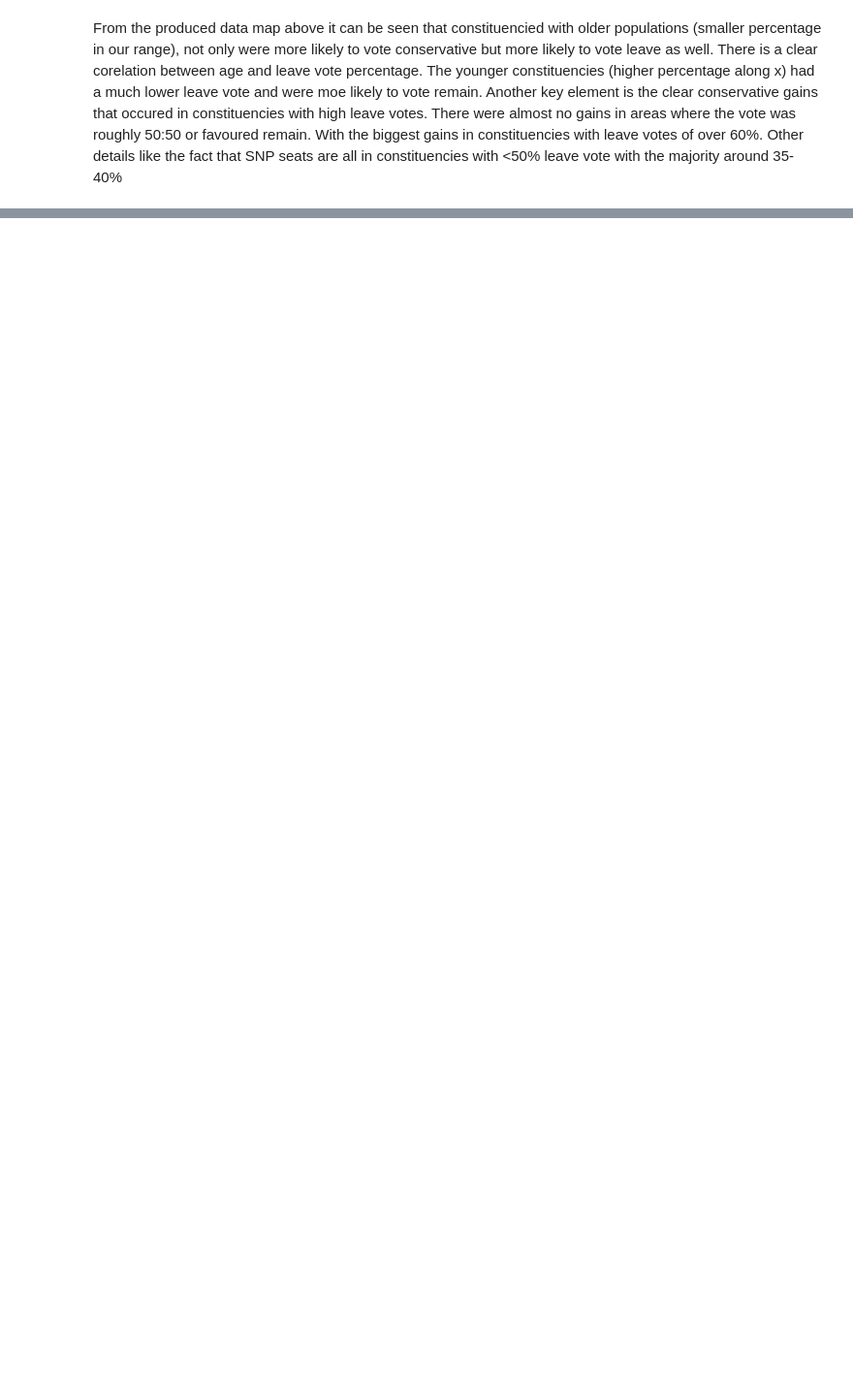
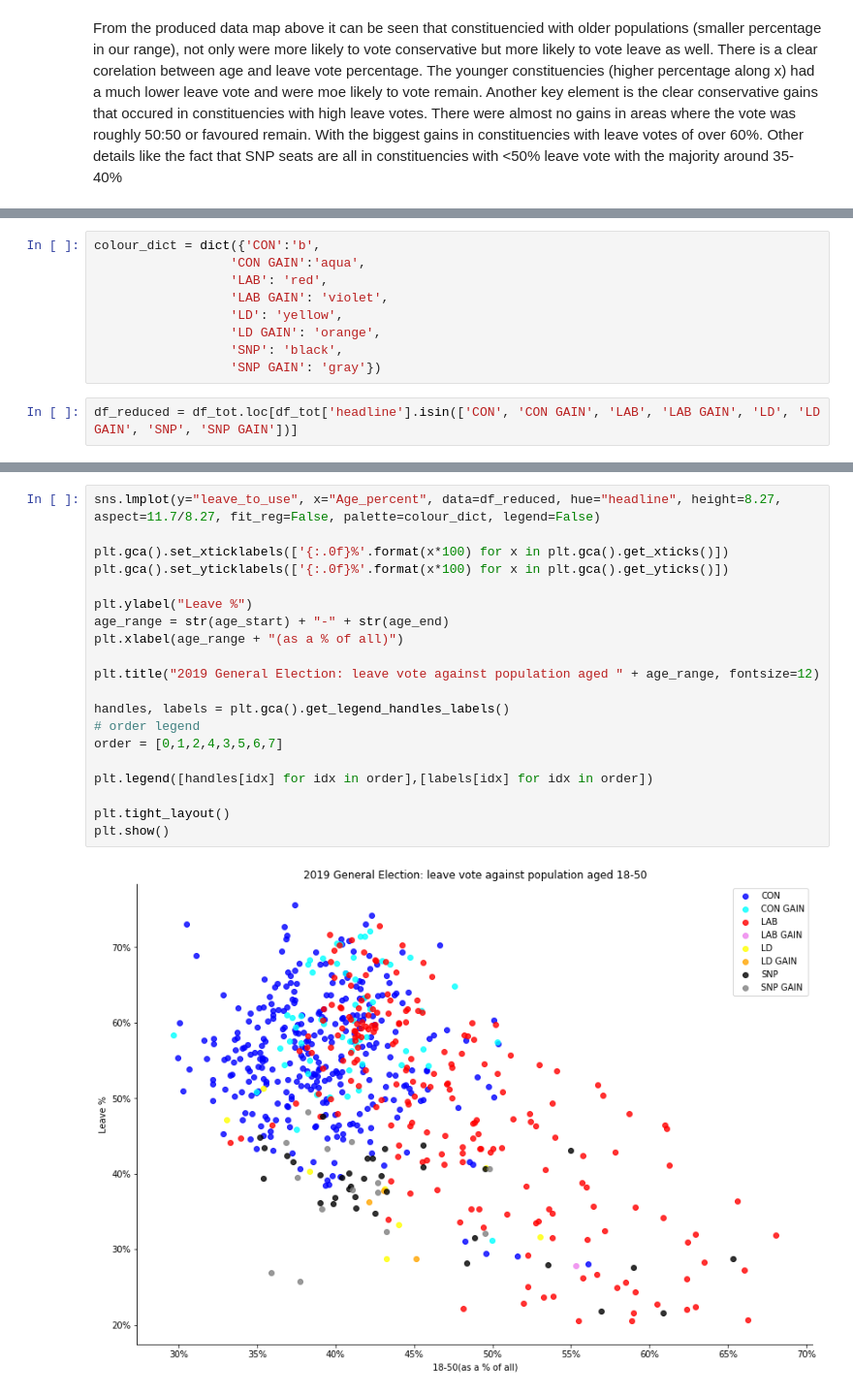
Before and after one commit to HighJackal/Election2019, a Jupyter notebook: results against age and EU vote V2.ipynb, the cells around one changed output, grey strips where cells are left out. Shown: that part at 97% size. Drawn from its saved outputs; the diff is of its cells as text; blank space fills up the shorter version.

```diff
--- a/results against age and EU vote V2.ipynb
+++ b/results against age and EU vote V2.ipynb
@@ -142,0 +182,11 @@ From the produced data map above it can be seen that constituencied with older p
+# %%
+colour_dict = dict({'CON':'b',
+                  'CON GAIN':'aqua',
+                  'LAB': 'red',
+                  'LAB GAIN': 'violet',
+                  'LD': 'yellow',
+                  'LD GAIN': 'orange',
+                  'SNP': 'black',
+                  'SNP GAIN': 'gray'})
+# %%
+df_reduced = df_tot.loc[df_tot['headline'].isin(['CON', 'CON GAIN', 'LAB', 'LAB GAIN', 'LD', 'LD GAIN', 'SNP', 'SNP GAIN'])]
@@ -142,0 +203,22 @@ From the produced data map above it can be seen that constituencied with older p
+# %%
+sns.lmplot(y="leave_to_use", x="Age_percent", data=df_reduced, hue="headline", height=8.27, aspect=11.7/8.27, fit_reg=False, palette=colour_dict, legend=False)
+
+plt.gca().set_xticklabels(['{:.0f}%'.format(x*100) for x in plt.gca().get_xticks()])
+plt.gca().set_yticklabels(['{:.0f}%'.format(x*100) for x in plt.gca().get_yticks()])
+
+plt.ylabel("Leave %")
+age_range = str(age_start) + "-" + str(age_end)
+plt.xlabel(age_range + "(as a % of all)")
+
+plt.title("2019 General Election: leave vote against population aged " + age_range, fontsize=12)
+
+handles, labels = plt.gca().get_legend_handles_labels()
+# order legend
+order = [0,1,2,4,3,5,6,7]
+
+plt.legend([handles[idx] for idx in order],[labels[idx] for idx in order])
+
+plt.tight_layout()
+plt.show()
+# %% [output]
+[figure, added]
```
Also changed, not shown: parts of 34 cells of this notebook.
